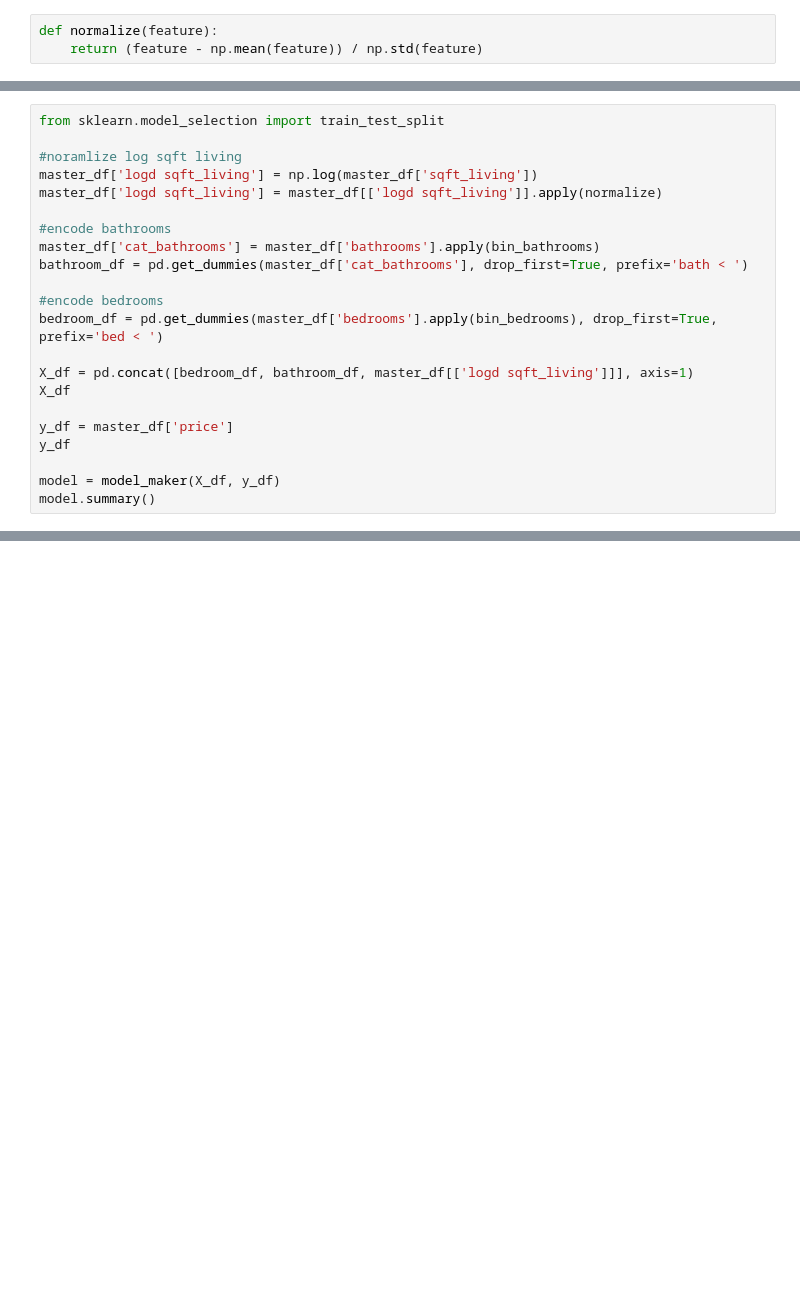
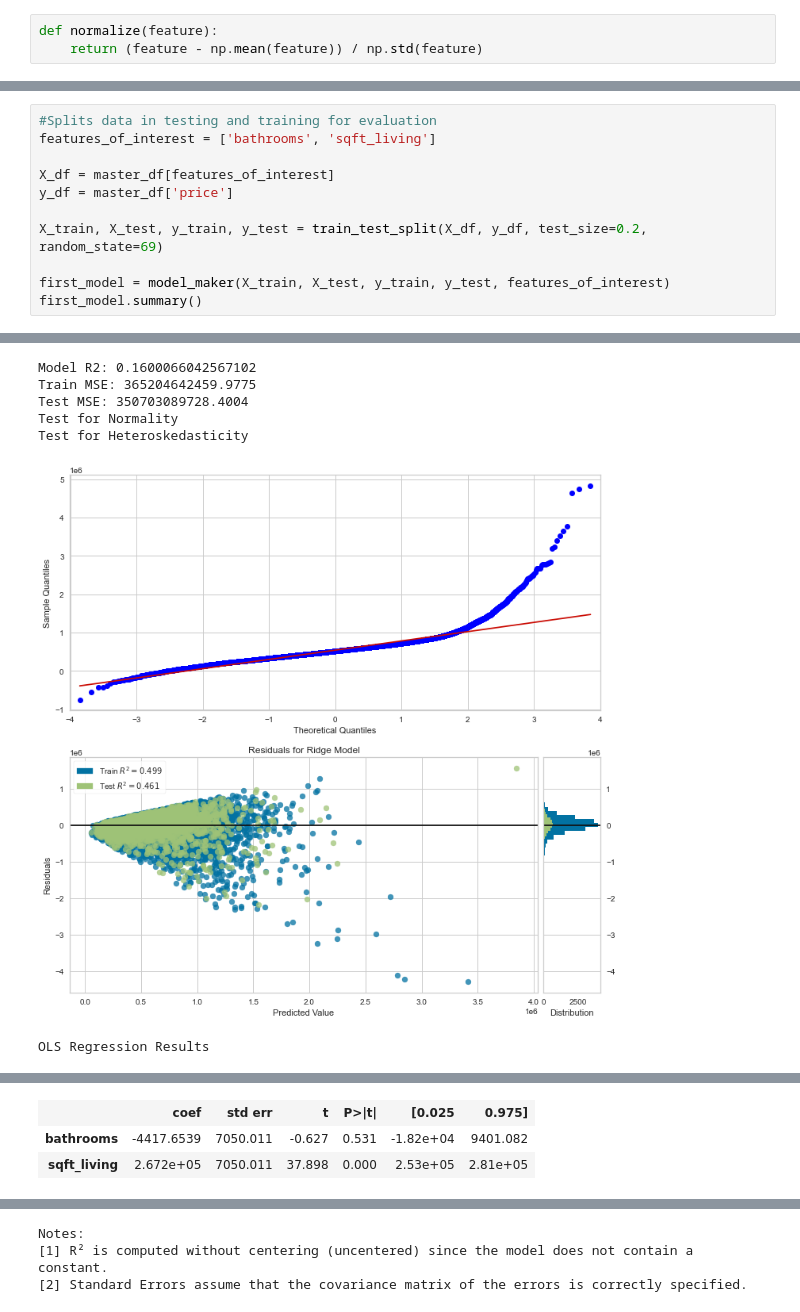
Before and after one commit to Sombrero7/project2, a Jupyter notebook: data_preprocessing-noble.ipynb, the cells around one changed output, grey strips where cells are left out. Drawn from its saved outputs; the diff is of its cells as text; blank space fills up the shorter version.

Commit message:
added a notebook that has the updated first model without consideration for sale price percentage

```diff
--- a/data_preprocessing-noble.ipynb
+++ b/data_preprocessing-noble.ipynb
@@ -565,22 +434,0 @@ copy_df.concat([''],axis=1)
-# %%
-from sklearn.model_selection import train_test_split
-
-#noramlize log sqft living
-master_df['logd sqft_living'] = np.log(master_df['sqft_living'])
-master_df['logd sqft_living'] = master_df[['logd sqft_living']].apply(normalize)
-
-#encode bathrooms
-master_df['cat_bathrooms'] = master_df['bathrooms'].apply(bin_bathrooms)
-bathroom_df = pd.get_dummies(master_df['cat_bathrooms'], drop_first=True, prefix='bath < ')
-
-#encode bedrooms
-bedroom_df = pd.get_dummies(master_df['bedrooms'].apply(bin_bedrooms), drop_first=True, prefix='bed < ')
-
-X_df = pd.concat([bedroom_df, bathroom_df, master_df[['logd sqft_living']]], axis=1)
-X_df
-
-y_df = master_df['price']
-y_df
-
-model = model_maker(X_df, y_df)
-model.summary()
@@ -674,0 +488,12 @@ model.summary()
+# %%
+#Splits data in testing and training for evaluation
+features_of_interest = ['bathrooms', 'sqft_living']
+
+X_df = master_df[features_of_interest]
+y_df = master_df['price']
+
+X_train, X_test, y_train, y_test = train_test_split(X_df, y_df, test_size=0.2, random_state=69)
+
+first_model = model_maker(X_train, X_test, y_train, y_test, features_of_interest)
+first_model.summary()
+# %% [output]
@@ -674,0 +520,7 @@ model.summary()
+Model R2: 0.1600066042567102
+Train MSE: 365204642459.9775
+Test MSE: 350703089728.4004
+Test for Normality
+Test for Heteroskedasticity
+[figure, added]
+OLS Regression Results
@@ -674,0 +536,3 @@ model.summary()
+|  | coef | std err | t | P>|t| | [0.025 | 0.975] |
+| bathrooms | -4417.6539 | 7050.011 | -0.627 | 0.531 | -1.82e+04 | 9401.082 |
+| sqft_living | 2.672e+05 | 7050.011 | 37.898 | 0.000 | 2.53e+05 | 2.81e+05 |
@@ -674,0 +543,3 @@ model.summary()
+Notes:
+[1] R² is computed without centering (uncentered) since the model does not contain a constant.
+[2] Standard Errors assume that the covariance matrix of the errors is correctly specified.
```
Also changed, not shown: parts of 49 cells of this notebook.
